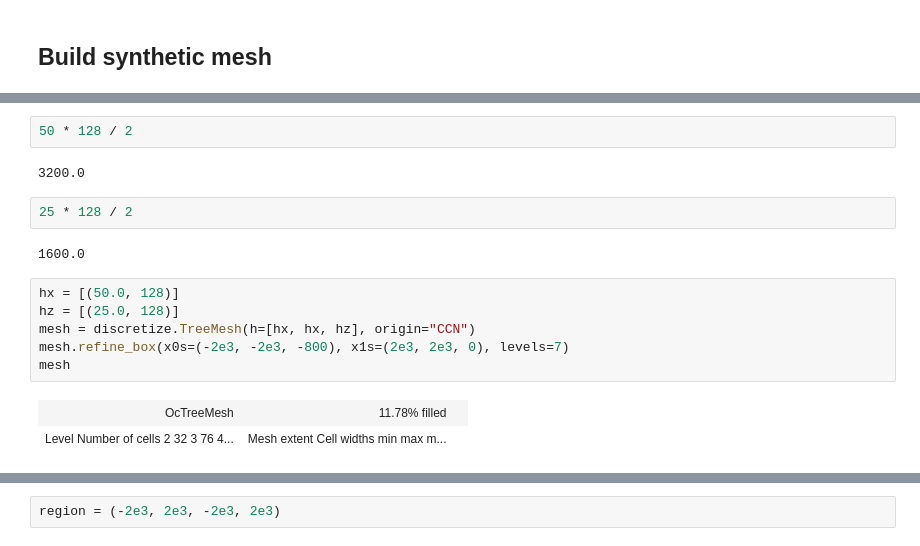
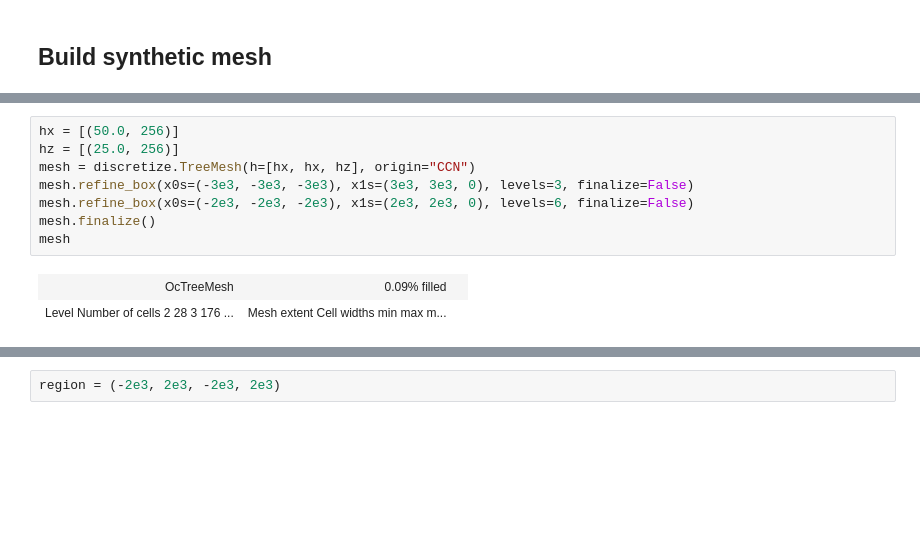
Before and after one commit to ubcgif/2024-aqgeo-potential-fields-tutorial, a Jupyter notebook: notebooks/forward.ipynb, the cells around one changed output, grey strips where cells are left out. Cells and saved outputs as stored; diff of their text form; blank space fills up the shorter version.

```diff
--- a/notebooks/forward.ipynb
+++ b/notebooks/forward.ipynb
@@ -32,17 +13,11 @@ mesh
-# %%
-50 * 128 / 2
-# %% [output]
-3200.0
-# %%
-25 * 128 / 2
-# %% [output]
-1600.0
 # %%
-hx = [(50.0, 128)]
-hz = [(25.0, 128)]
+hx = [(50.0, 256)]
+hz = [(25.0, 256)]
 mesh = discretize.TreeMesh(h=[hx, hx, hz], origin="CCN")
-mesh.refine_box(x0s=(-2e3, -2e3, -800), x1s=(2e3, 2e3, 0), levels=7)
+mesh.refine_box(x0s=(-3e3, -3e3, -3e3), x1s=(3e3, 3e3, 0), levels=3, finalize=False)
+mesh.refine_box(x0s=(-2e3, -2e3, -2e3), x1s=(2e3, 2e3, 0), levels=6, finalize=False)
+mesh.finalize()
 mesh
 # %% [output]
-| OcTreeMesh | 11.78% filled |  |
-| Level Number of cells 2 32 3 76 4... | Mesh extent Cell widths min max m... |
+| OcTreeMesh | 0.09% filled |  |
+| Level Number of cells 2 28 3 176 ... | Mesh extent Cell widths min max m... |
```
Also changed, not shown: parts of 79 cells of this notebook, 2 other files.
